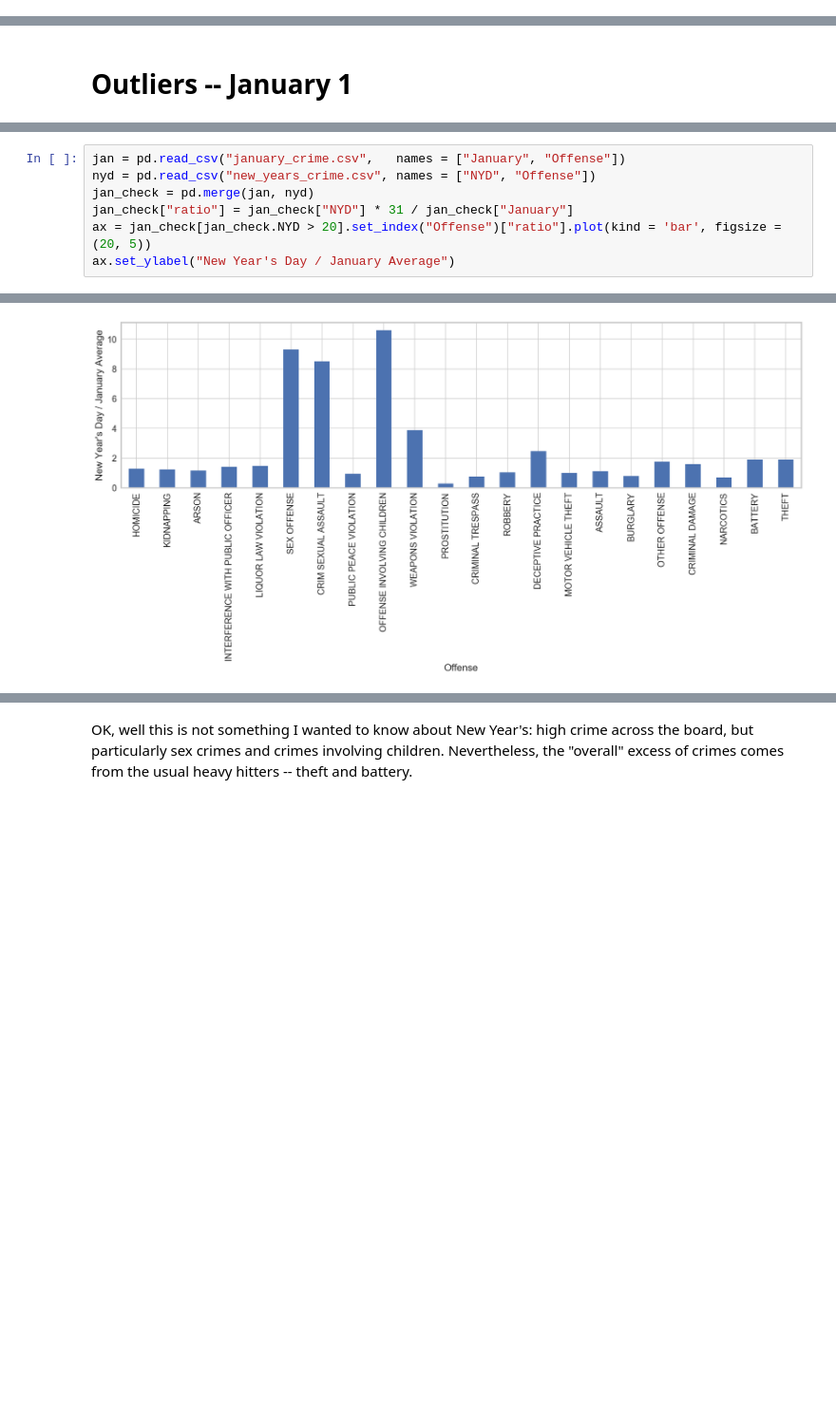
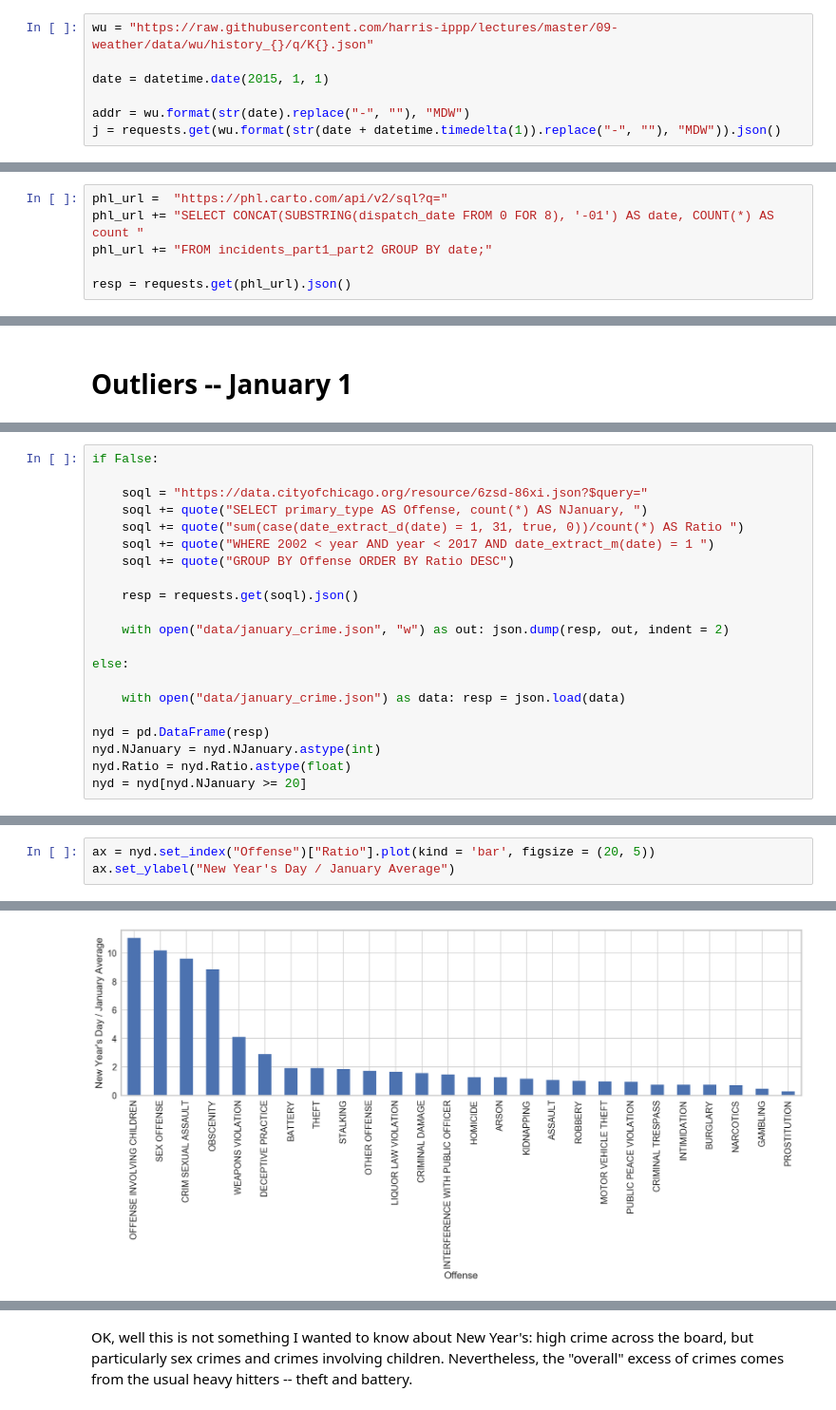
Before and after one commit to harris-ippp/lectures, a Jupyter notebook: 09-weather/weather_crime.ipynb, the cells around one changed output, grey strips where cells are left out. Shown at 95% size. Saved outputs shown, nothing was run; the diff lists cells and outputs as text; blank space fills up the shorter version.

```diff
--- a/09-weather/weather_crime.ipynb
+++ b/09-weather/weather_crime.ipynb
@@ -148,0 +69,7 @@ weather_mdw.dropna(inplace = True)
+# %%
+wu = "https://raw.githubusercontent.com/harris-ippp/lectures/master/09-weather/data/wu/history_{}/q/K{}.json"
+
+date = datetime.date(2015, 1, 1)
+
+addr = wu.format(str(date).replace("-", ""), "MDW")
+j = requests.get(wu.format(str(date + datetime.timedelta(1)).replace("-", ""), "MDW")).json()
@@ -148,0 +276,6 @@ weather_mdw.dropna(inplace = True)
+# %%
+phl_url =  "https://phl.carto.com/api/v2/sql?q="
+phl_url += "SELECT CONCAT(SUBSTRING(dispatch_date FROM 0 FOR 8), '-01') AS date, COUNT(*) AS count "
+phl_url += "FROM incidents_part1_part2 GROUP BY date;"
+
+resp = requests.get(phl_url).json()
@@ -285,0 +454,21 @@ OK, so it's all New Year's day.  This doesn't seem to be a reporting issue -- t
+# %%
+if False:
+
+    soql = "https://data.cityofchicago.org/resource/6zsd-86xi.json?$query="
+    soql += quote("SELECT primary_type AS Offense, count(*) AS NJanuary, ")
+    soql += quote("sum(case(date_extract_d(date) = 1, 31, true, 0))/count(*) AS Ratio ")
+    soql += quote("WHERE 2002 < year AND year < 2017 AND date_extract_m(date) = 1 ")
+    soql += quote("GROUP BY Offense ORDER BY Ratio DESC")
+
+    resp = requests.get(soql).json()
+
+    with open("data/january_crime.json", "w") as out: json.dump(resp, out, indent = 2)
+
+else:
+
+    with open("data/january_crime.json") as data: resp = json.load(data)
+
+nyd = pd.DataFrame(resp)
+nyd.NJanuary = nyd.NJanuary.astype(int)
+nyd.Ratio = nyd.Ratio.astype(float)
+nyd = nyd[nyd.NJanuary >= 20]
@@ -289,11 +480,7 @@ OK, so it's all New Year's day.  This doesn't seem to be a reporting issue -- t
 # %%
-jan = pd.read_csv("january_crime.csv",   names = ["January", "Offense"])
-nyd = pd.read_csv("new_years_crime.csv", names = ["NYD", "Offense"])
-jan_check = pd.merge(jan, nyd)
-jan_check["ratio"] = jan_check["NYD"] * 31 / jan_check["January"]
-ax = jan_check[jan_check.NYD > 20].set_index("Offense")["ratio"].plot(kind = 'bar', figsize = (20, 5))
+ax = nyd.set_index("Offense")["Ratio"].plot(kind = 'bar', figsize = (20, 5))
 ax.set_ylabel("New Year's Day / January Average")
 # %% [output]
 <matplotlib.text.Text at 0x...>
-[figure, old version]
+[figure, new version]
 # %%
```
Also changed, not shown: parts of 107 cells of this notebook, 17 other files.
